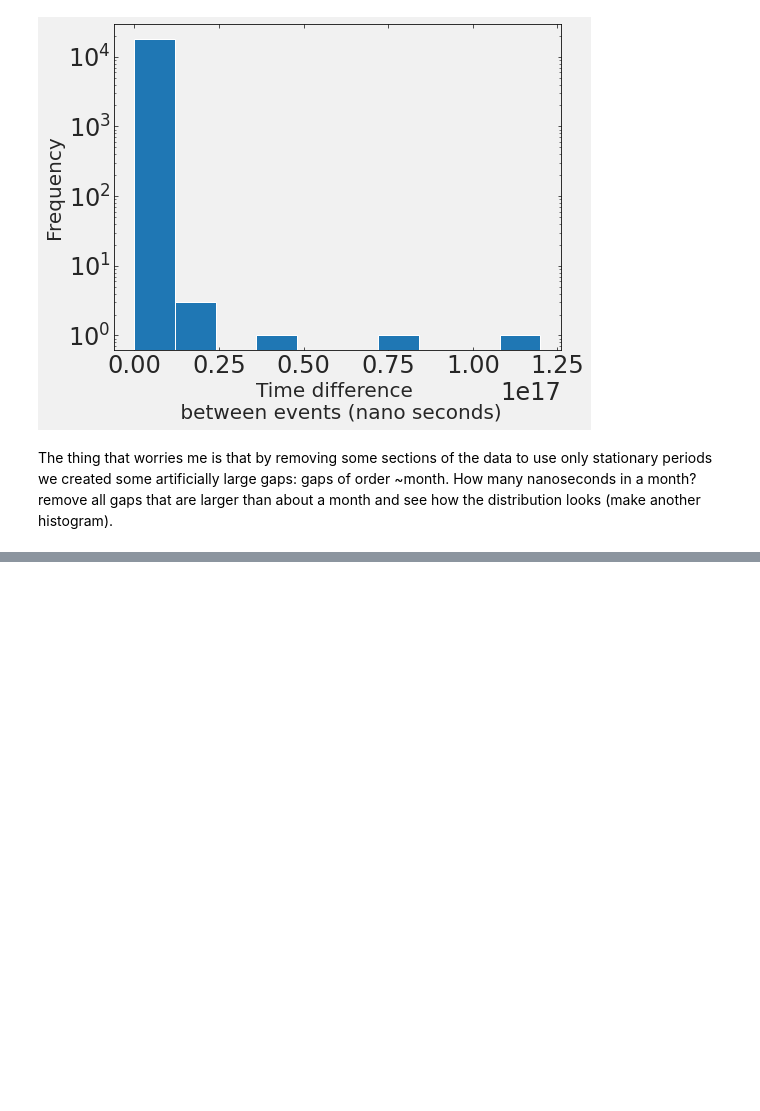
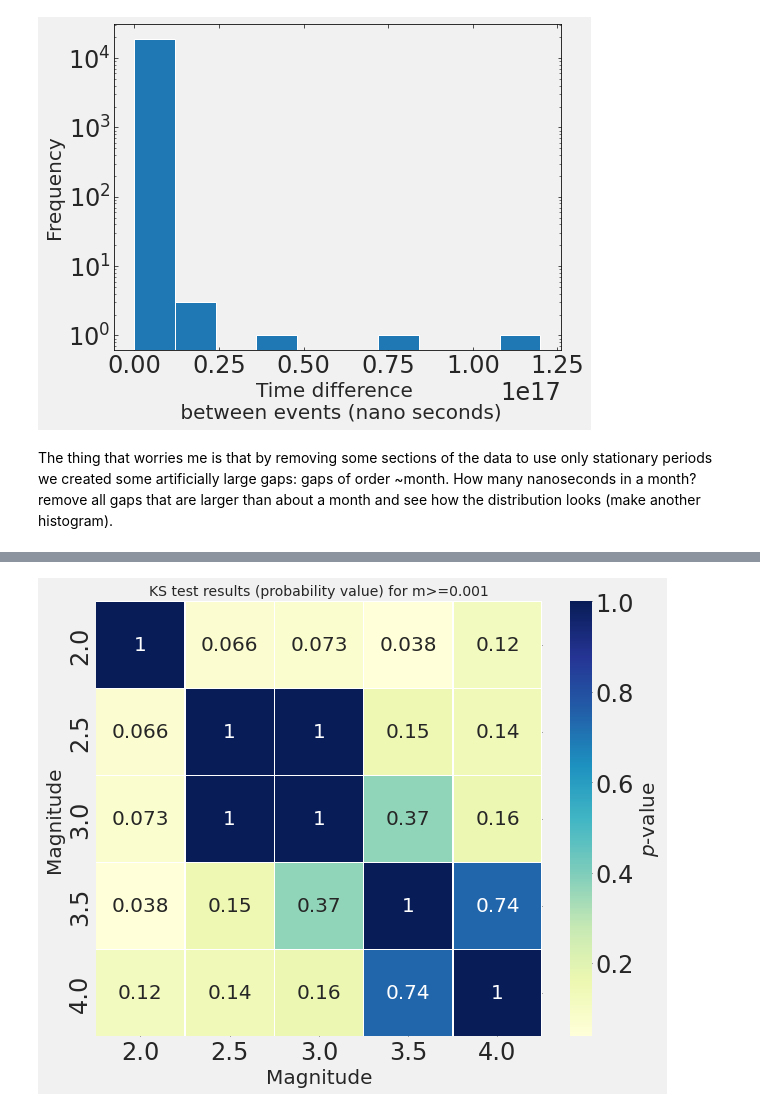
Before and after one commit to skumarudel/DSPS_SKumar, a Jupyter notebook: HW3/Kolmogorov_smirnov_earthquake.ipynb, the cells around one changed output, grey strips where cells are left out. Saved outputs shown, nothing was run; the diff lists cells and outputs as text; code cells hidden in the pictures; blank space fills up the shorter version.

```diff
--- a/HW3/Kolmogorov_smirnov_earthquake.ipynb
+++ b/HW3/Kolmogorov_smirnov_earthquake.ipynb
@@ -363,0 +400,17 @@ eqGoodData.shape
+# %%
+ks_001 = np.zeros((5,5))
+keys = list(dict_M001.keys())
+
+for i in range(5):
+  for j in range(5):
+    ks_001[i][j] = stats.ks_2samp(dict_M001[keys[i]], dict_M001[keys[j]])[1]
+# %%
+fig,axes = plt.subplots(figsize=(10,8))
+sns.heatmap(ks_001, annot=True, linewidths=.5, ax=axes, cmap="YlGnBu", cbar_kws={'label': r'$p$-value'})
+axes.set_xticklabels(labels=keys)
+axes.set_yticklabels(labels=keys)
+axes.set_xlabel('Magnitude')
+axes.set_ylabel('Magnitude')
+axes.set_title('KS test results (probability value) for m>=0.001', fontsize=14);
+# %% [output]
+[figure, added]
```
Also changed, not shown: parts of 19 cells of this notebook.
